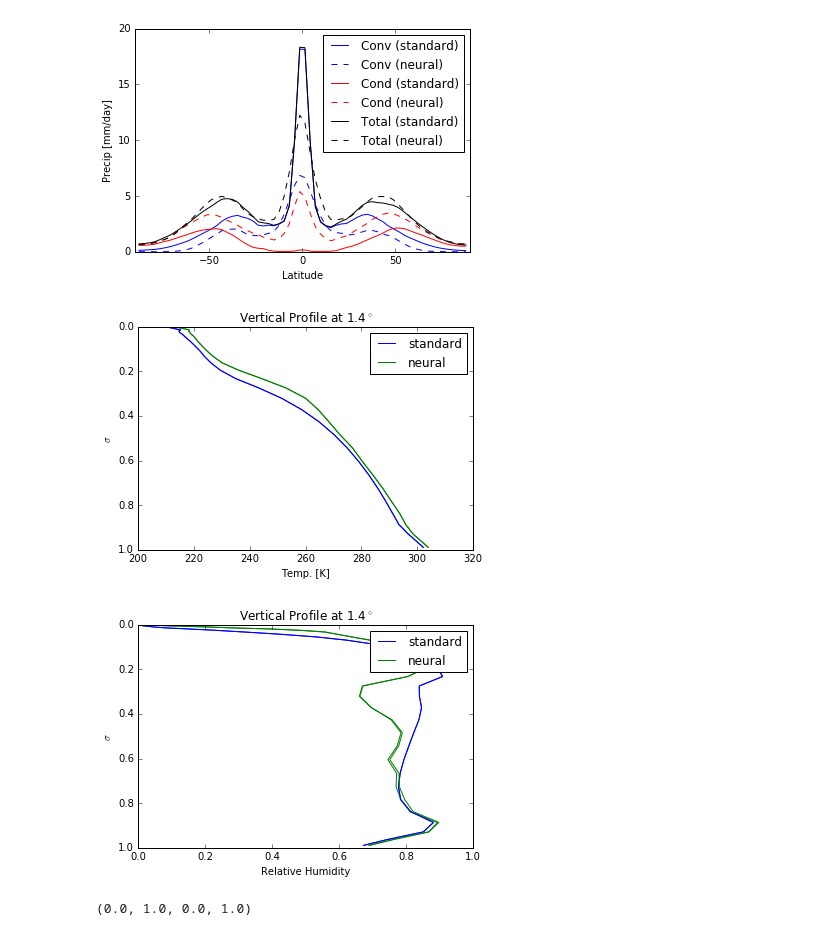
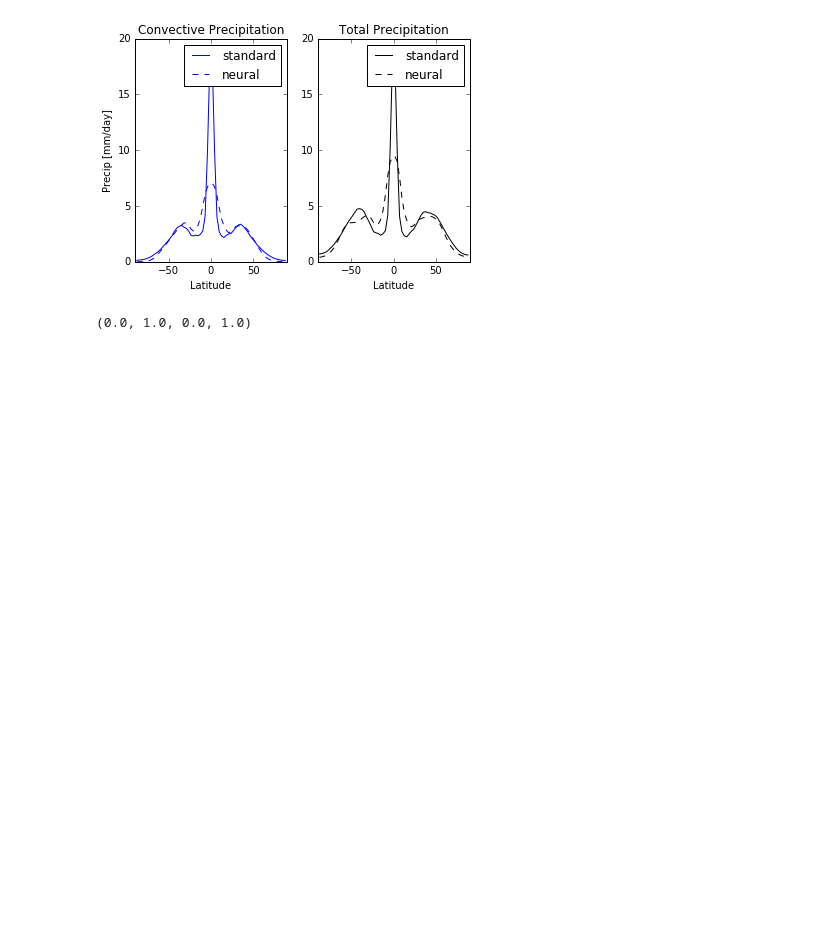
Before and after one commit to jgdwyer/ML-convection, a Jupyter notebook: notebooks/NN compare climo.ipynb, the cells around one changed output. Drawn from its saved outputs; the diff is of its cells as text; code cells hidden in the pictures; blank space fills up the shorter version.

```diff
--- a/notebooks/NN compare climo.ipynb
+++ b/notebooks/NN compare climo.ipynb
@@ -6,8 +6,9 @@ import matplotlib.pyplot as plt
 
 experno= 'nowetconvection_abs1.0'
 exper1 = 'del1.2_abs1.0_T42'
-# exper2 = 'neural_del1.2_abs1.0_T42'
-exper2 = 'neural_del1.2_abs1.0_T42_1262016incomplete_run'
+exper2 = 'neural_del1.2_abs1.0_T42'
+# exper2 = 'neural_del1.2_abs1.0_T42_1262016incomplete_run'
+# exper2 = 'neural_del1.2_abs1.0_T42_convonly_hotweird'
 
 # Define experiments
 dno = sio.loadmat('/Users/jgdwyer/mitbox/scripts/nn/data/' \
@@ -91,17 +92,21 @@ def plt_all_cntrs():
 
 def plt_precip(lat, d1, d2):
     #f, ax = plt.figure(figsize=(10,5))
-    plt.figure()
-    plt.plot(lat, np.squeeze(d1['conv']), color='blue', ls='-', label='Conv (standard)')
-    plt.plot(lat, np.squeeze(d2['conv']), color='blue', ls='--', label='Conv (neural)')
-    plt.plot(lat, np.squeeze(d1['cond']), color='red',  ls='-', label='Cond (standard)')
-    plt.plot(lat, np.squeeze(d2['cond']), color='red',  ls='--', label='Cond (neural)')
-    plt.plot(lat, np.squeeze(d1['cond']+d1['conv']), color='k',  ls='-', label='Total (standard)')
-    plt.plot(lat, np.squeeze(d2['cond']+d2['conv']), color='k',  ls='--', label='Total (neural)')
-    plt.ylabel('Precip [mm/day]')
-    plt.xlabel('Latitude')
-    plt.xlim(-90,90)
-    plt.legend()
+    f, (ax1,ax2) = plt.subplots(1,2)
+    ax1.plot(lat, np.squeeze(d1['conv']), color='blue', ls='-', label='standard')
+    ax1.plot(lat, np.squeeze(d2['conv']), color='blue', ls='--', label='neural')
+    ax1.set_title('Convective Precipitation')
+#     plt.plot(lat, np.squeeze(d1['cond']), color='red',  ls='-', label='Cond (standard)')
+#     plt.plot(lat, np.squeeze(d2['cond']), color='red',  ls='--', label='Cond (neural)')
+    ax2.plot(lat, np.squeeze(d1['cond']+d1['conv']), color='k',  ls='-', label='standard')
+    ax2.plot(lat, np.squeeze(d2['cond']+d2['conv']), color='k',  ls='--', label='neural')
+    ax1.set_ylabel('Precip [mm/day]')
+    ax2.set_title('Total Precipitation')
+    for ax in [ax1, ax2]:
+        ax.set_xlabel('Latitude')
+        ax.set_xlim(-90,90)
+        ax.legend()
+#     plt.legend()
     plt.savefig('../figs/climo/mean_precip.eps', bbox_inches='tight')
 
 def plt_1d(lat, var, d1, d2, titstr, atsfc=False):
@@ -113,54 +118,52 @@ def plt_1d(lat, var, d1, d2, titstr, atsfc=False):
         v2=v2[:,-1]
     plt.plot(lat, v1, label = 'standard')
     plt.plot(lat, v2, label = 'neural')
     plt.title(titstr)
     plt.xlim(-90,90)
     plt.legend()
     plt.savefig('../figs/climo/1d_'+var+'.eps', bbox_inches='tight')
 
 # Make contour plots
-plt_cntrs('u', lat, sigma, d1, d2, clev['u0'], clev['u1'])
-plt_cntrs('t', lat, sigma, d1, d2, clev['t0'], clev['t1'])
-plt_cntrs('w', lat, sigma, d1, d2, clev['w0'], clev['w1'])
-plt_cntrs('q', lat, sigma, d1, d2, clev['q0'], clev['q1'])
-plt_cntrs('rhum_avg', lat, sigma, d1, d2, clev['r0'], clev['r1'])
-plt_cntrs('stream', lat, sigma, d1, d2, clev['s0'], clev['s1'],cmap0=plt.cm.BrBG)
-plt_cntrs('buoyancy_freq', lat, sigma, d1, d2, clev['b0'], clev['b1'])
-plt_cntrs('vq', lat, sigma, d1, d2, clev['vq0'], clev['vq1'],cmap0=plt.cm.BrBG)
-plt_cntrs('theta_e', lat, sigma, d1, d2, clev['thetae0'], clev['thetae1'])
-plt_cntrs('theta_e_sat', lat, sigma, d1, d2, clev['thetaes0'], clev['thetaes1'])
-plt_all_cntrs()
+# plt_cntrs('u', lat, sigma, d1, d2, clev['u0'], clev['u1'])
+# plt_cntrs('t', lat, sigma, d1, d2, clev['t0'], clev['t1'])
+# plt_cntrs('w', lat, sigma, d1, d2, clev['w0'], clev['w1'])
+# plt_cntrs('q', lat, sigma, d1, d2, clev['q0'], clev['q1'])
+# plt_cntrs('rhum_avg', lat, sigma, d1, d2, clev['r0'], clev['r1'])
+# plt_cntrs('stream', lat, sigma, d1, d2, clev['s0'], clev['s1'],cmap0=plt.cm.BrBG)
+# plt_cntrs('buoyancy_freq', lat, sigma, d1, d2, clev['b0'], clev['b1'])
+# plt_cntrs('vq', lat, sigma, d1, d2, clev['vq0'], clev['vq1'],cmap0=plt.cm.BrBG)
+# plt_cntrs('theta_e', lat, sigma, d1, d2, clev['thetae0'], clev['thetae1'])
+# plt_cntrs('theta_e_sat', lat, sigma, d1, d2, clev['thetaes0'], clev['thetaes1'])
+# plt_all_cntrs()
 
 # Make 1-d plots
 plt_precip(lat,d1,d2)
-plt_1d(lat, 'conv', d1, d2, 'Convective Precip')
-plt_1d(lat, 't', d1, d2, 'Sfc. Temp.',atsfc=True)
-plt_1d(lat, 'u', d1, d2, 'Sfc. Zonal Wind',atsfc=True)
-plt_1d(lat, 'cond_q999', d1, d2, '99.9% Cond Intnsty')
-plt_1d(lat, 'conv_q999', d1, d2, '99.9% Conv Intnsty')
+# plt_1d(lat, 'conv', d1, d2, 'Convective Precip')
+# plt_1d(lat, 't', d1, d2, 'Sfc. Temp.',atsfc=True)
+# plt_1d(lat, 'u', d1, d2, 'Sfc. Zonal Wind',atsfc=True)
+# plt_1d(lat, 'cond_q999', d1, d2, '99.9% Cond Intnsty')
+# plt_1d(lat, 'conv_q999', d1, d2, '99.9% Conv Intnsty')
 
 def plt_vert(lev, var, d1, d2, titstr):
     latind=32
     plt.figure()
     plt.plot(np.squeeze(d1[var][latind,:]), lev, color='blue', label = 'standard')
     plt.plot(np.squeeze(d2[var][latind,:]), lev, color='green', label = 'neural')
     plt.plot(np.squeeze(d1[var][latind-1,:]), lev, color='blue')
     plt.plot(np.squeeze(d2[var][latind-1,:]), lev, color='green')
     plt.ylim(1,0)
     plt.ylabel(r'$\sigma$')
     plt.xlabel(vname[var])
     plt.title(titstr)
     plt.legend()
     plt.savefig('../figs/climo/vert_'+var+'.eps', bbox_inches='tight')
 
 
 
-plt_vert(sigma, 't', d1, d2, r'Vertical Profile at 1.4$^\circ$')
-plt_vert(sigma, 'rhum_avg', d1, d2, r'Vertical Profile at 1.4$^\circ$')
+# plt_vert(sigma, 't', d1, d2, r'Vertical Profile at 1.4$^\circ$')
+# plt_vert(sigma, 'rhum_avg', d1, d2, r'Vertical Profile at 1.4$^\circ$')
 # %% [output]
-[figure, old version]
+[figure, new version]
-[figure, removed]
-[figure, removed]
 # %%
     f, axarr = plt.subplots(2,3,sharex=True,sharey=True, figsize=(10,5))
 axarr[0,0].axis('off')
```
Also changed, not shown: parts of 1 cell of this notebook.
